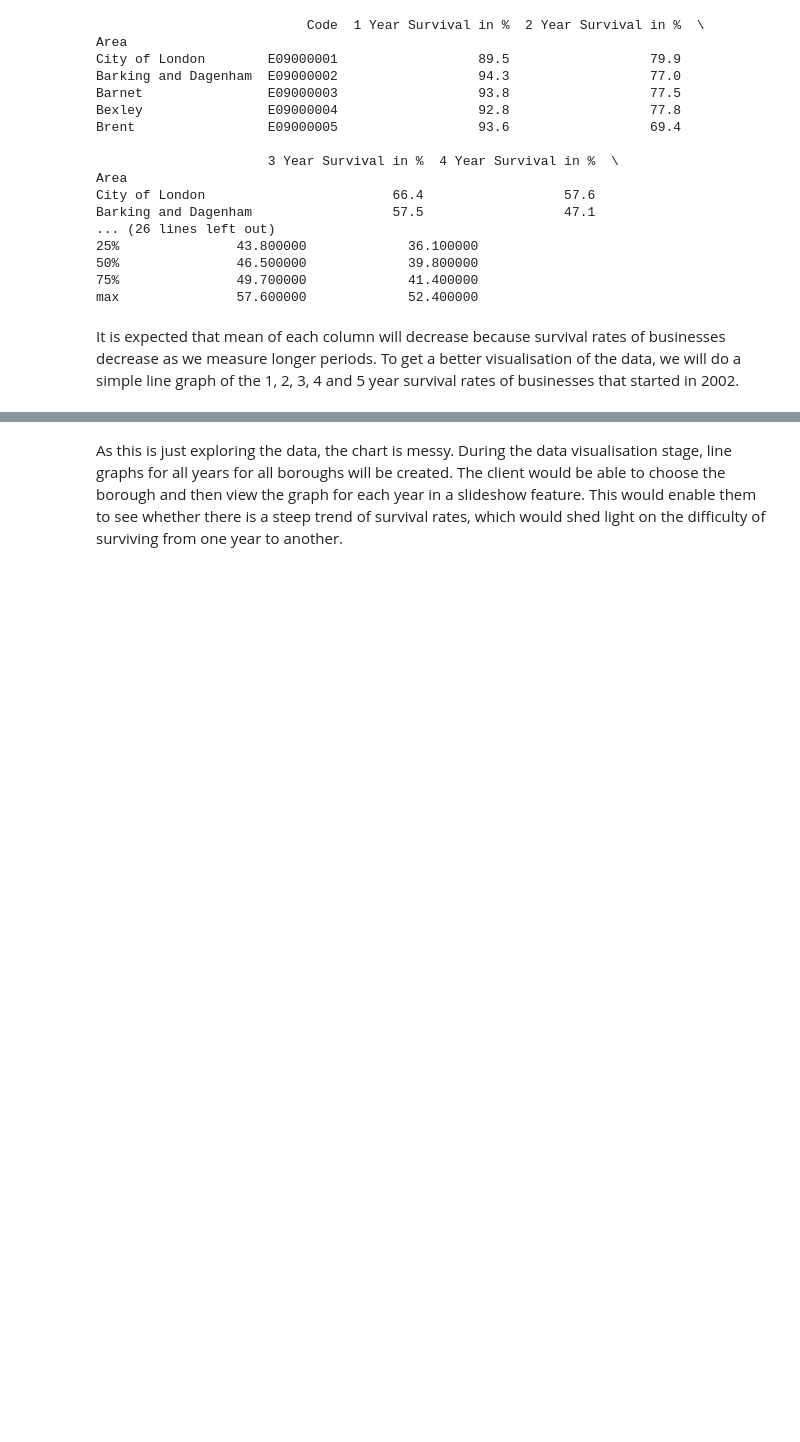
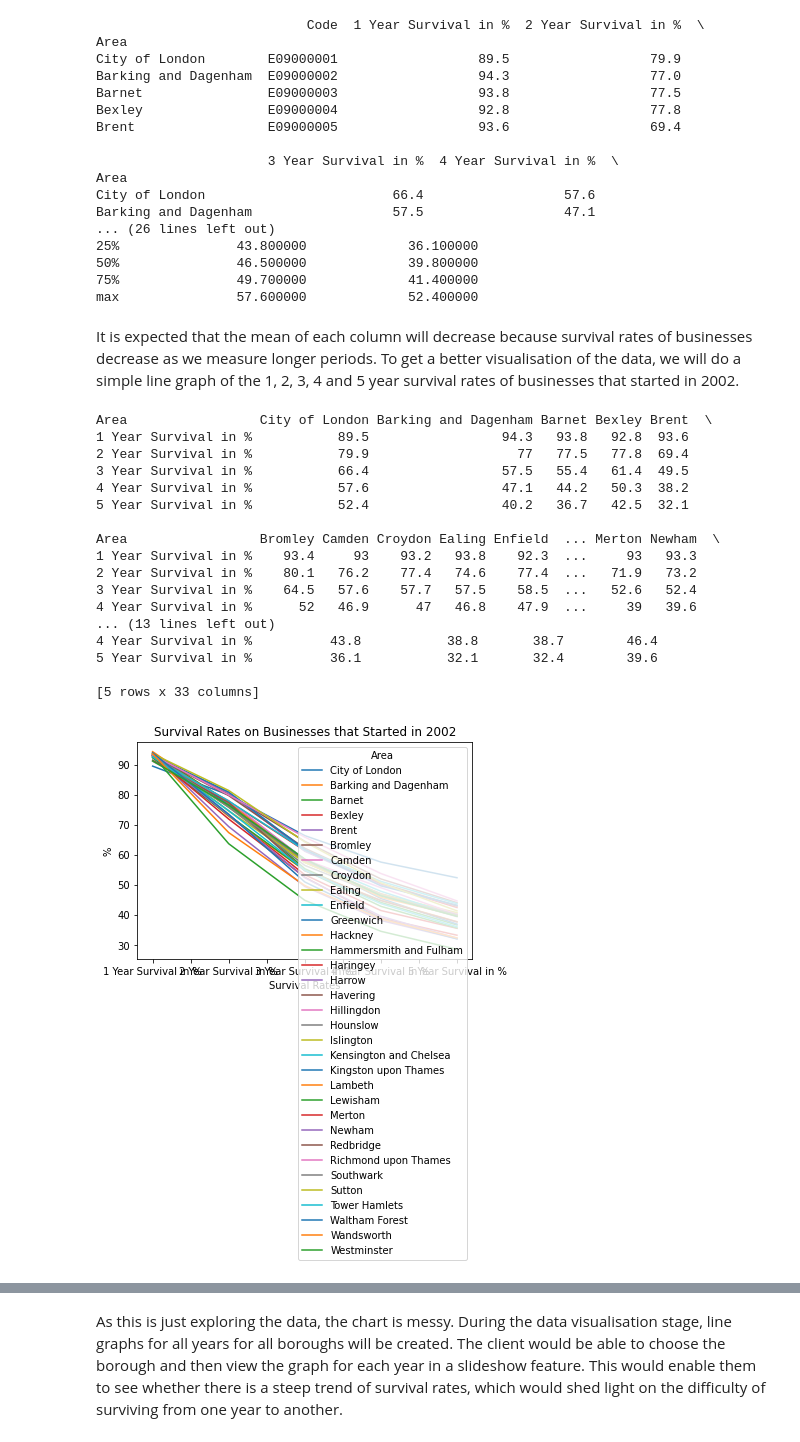
Before and after one commit to ucl-comp0035/coursework-1-zzoeys, a Jupyter notebook: data_exploration_notebook.ipynb, the cells around one changed output, grey strips where cells are left out. Cells and saved outputs as stored; diff of their text form; code cells hidden in the pictures; blank space fills up the shorter version.

```diff
--- a/data_exploration_notebook.ipynb
+++ b/data_exploration_notebook.ipynb
@@ -12,6 +12,12 @@ def clean_data(df):
 
     df.columns = df.columns.map(str)
     df.set_index('Area', inplace=True)
+
+def remove_code_column(df):
+    df.drop(['Code'], axis = 1, inplace = True)
+
+def remove_code_row(df):
+    df.drop(['Code'], inplace = True)
 
 survivalrates = {}
 
@@ -53,19 +59,38 @@ Barking and Dagenham                  57.5                  47.1
 75%               49.700000             41.400000
 max               57.600000             52.400000
 # %% [markdown]
-It is expected that mean of each column will decrease because survival rates of businesses decrease as we measure longer periods. To get a better visualisation of the data, we will do a simple line graph of the 1, 2, 3, 4 and 5 year survival rates of businesses that started in 2002.
+It is expected that the mean of each column will decrease because survival rates of businesses decrease as we measure longer periods. To get a better visualisation of the data, we will do a simple line graph of the 1, 2, 3, 4 and 5 year survival rates of businesses that started in 2002.
 # %%
 # Transpose the dataframe so that it can be plotted
 survivalrates_transposed = survivalrates['2002'].transpose()
 
 # Remove the row for 'Code' as it is not numeric
-survivalrates_transposed.drop(['Code'], inplace = True)
+remove_code_row(survivalrates_transposed)
 
 print(survivalrates_transposed.head(5))
 
 # Plot the transposed dataframe for all boroughts
 survivalrates_transposed.plot()
 plt.title('Survival Rates on Businesses that Started in 2002')
 plt.xlabel('Survival Rates')
 plt.ylabel('%')
 plt.savefig('charts/survival_rates_2002.png')
+# %% [output]
+Area                 City of London Barking and Dagenham Barnet Bexley Brent  \
+1 Year Survival in %           89.5                 94.3   93.8   92.8  93.6
+2 Year Survival in %           79.9                   77   77.5   77.8  69.4
+3 Year Survival in %           66.4                 57.5   55.4   61.4  49.5
+4 Year Survival in %           57.6                 47.1   44.2   50.3  38.2
+5 Year Survival in %           52.4                 40.2   36.7   42.5  32.1
+
+Area                 Bromley Camden Croydon Ealing Enfield  ... Merton Newham  \
+1 Year Survival in %    93.4     93    93.2   93.8    92.3  ...     93   93.3
+2 Year Survival in %    80.1   76.2    77.4   74.6    77.4  ...   71.9   73.2
+3 Year Survival in %    64.5   57.6    57.7   57.5    58.5  ...   52.6   52.4
+4 Year Survival in %      52   46.9      47   46.8    47.9  ...     39   39.6
+... (13 lines left out)
+4 Year Survival in %          43.8           38.8       38.7        46.4
+5 Year Survival in %          36.1           32.1       32.4        39.6
+
+[5 rows x 33 columns]
+[figure, added]
```
Also changed, not shown: parts of 22 cells of this notebook.
